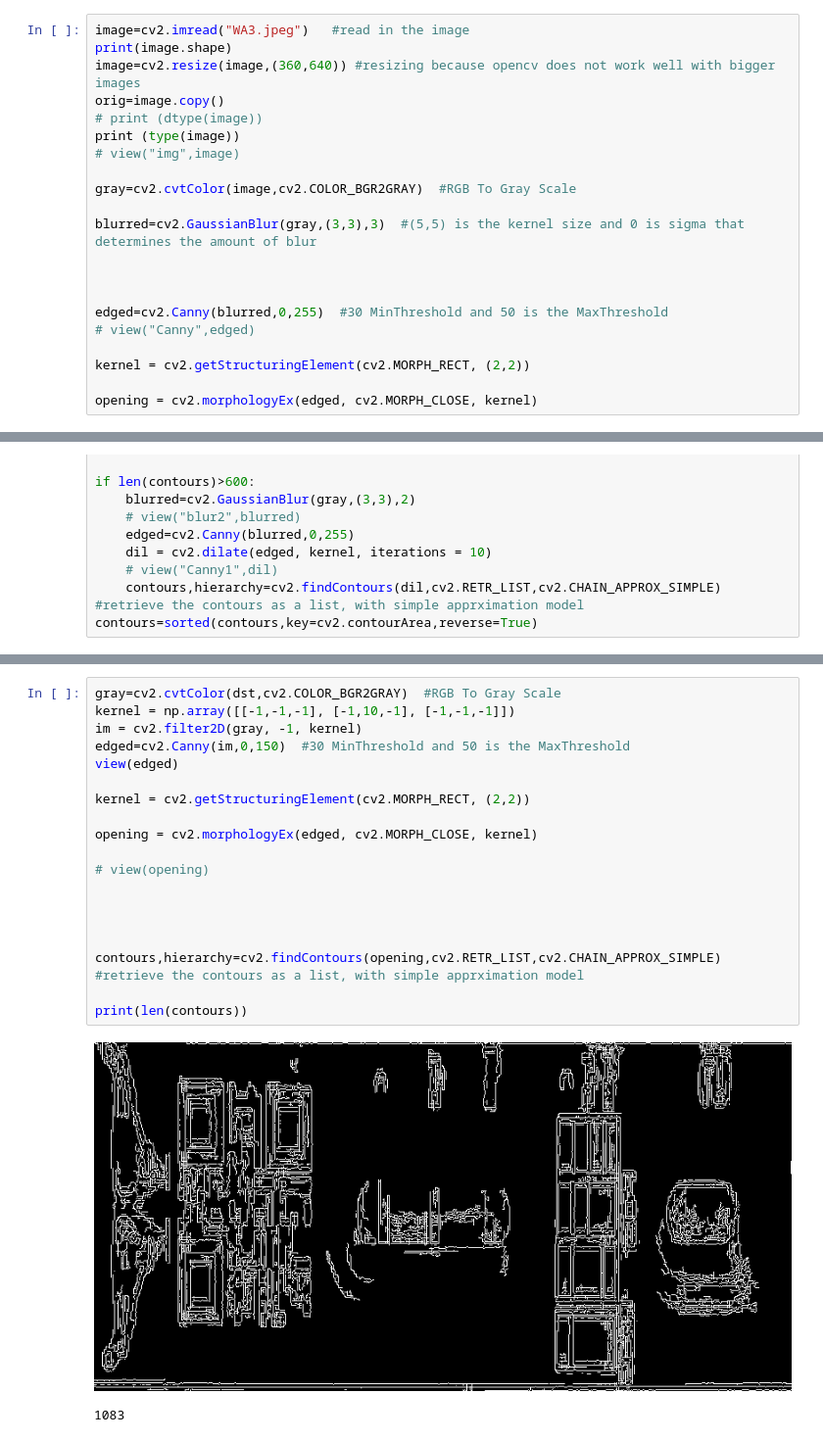
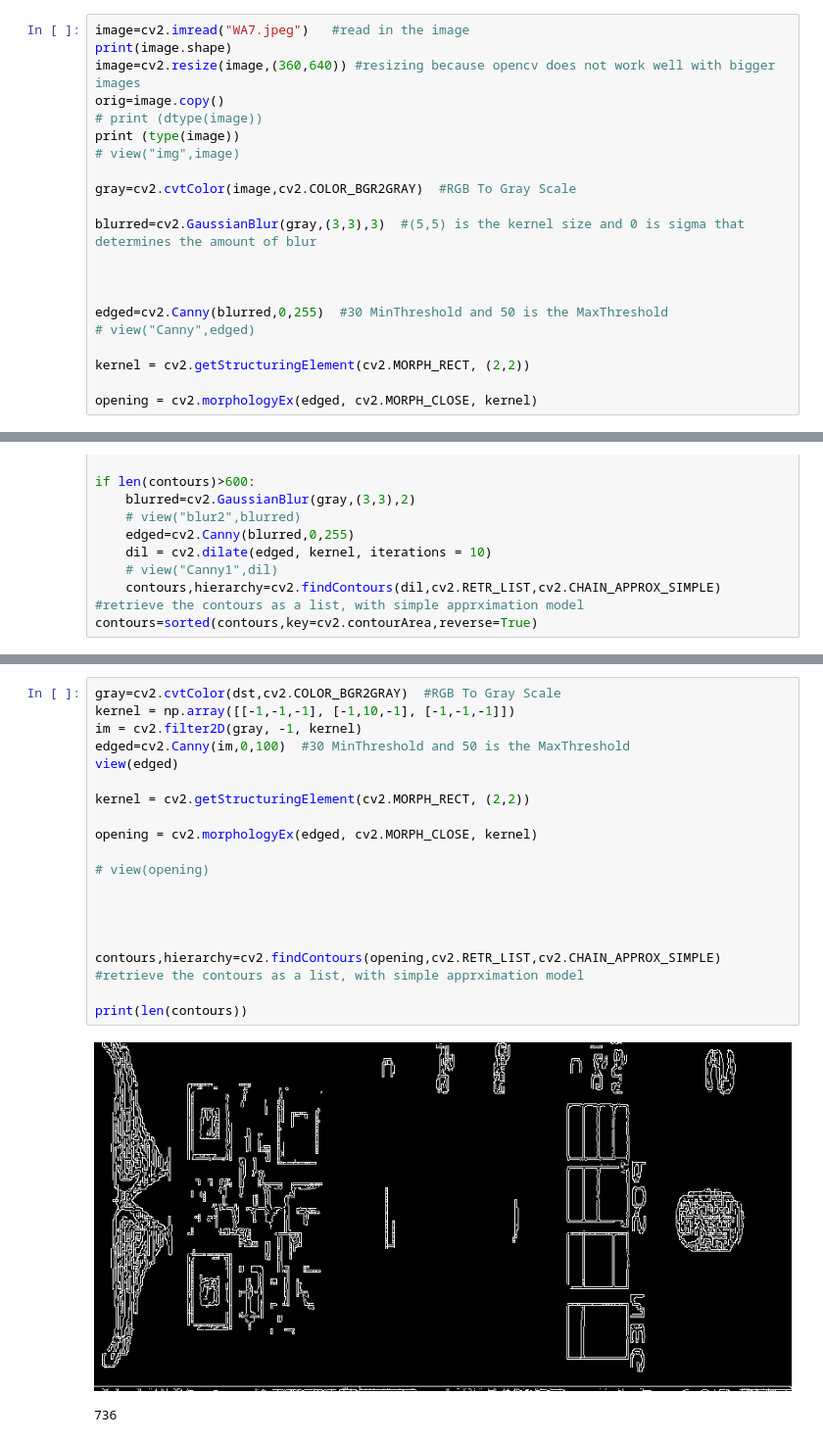
Before and after one commit to omrastogi/COVID-METER-DETECTION, a Jupyter notebook: data/Scanner.ipynb, the cells around one changed output, grey strips where cells are left out. Shown at 98% size. Saved outputs shown, nothing was run; the diff lists cells and outputs as text.

```diff
--- a/data/Scanner.ipynb
+++ b/data/Scanner.ipynb
@@ -29,7 +29,7 @@ def view(img):
     img = cv2.cvtColor(img, cv2.COLOR_BGR2RGB)
     display(Image.fromarray(img))
 # %%
-image=cv2.imread("WA3.jpeg")   #read in the image
+image=cv2.imread("WA7.jpeg")   #read in the image
 print(image.shape)
 image=cv2.resize(image,(360,640)) #resizing because opencv does not work well with bigger images
 orig=image.copy()
@@ -152,22 +168,22 @@ view(dst)
 # %%
 gray=cv2.cvtColor(dst,cv2.COLOR_BGR2GRAY)  #RGB To Gray Scale
 kernel = np.array([[-1,-1,-1], [-1,10,-1], [-1,-1,-1]])
 im = cv2.filter2D(gray, -1, kernel)
-edged=cv2.Canny(im,0,150)  #30 MinThreshold and 50 is the MaxThreshold
+edged=cv2.Canny(im,0,100)  #30 MinThreshold and 50 is the MaxThreshold
 view(edged)
 
 kernel = cv2.getStructuringElement(cv2.MORPH_RECT, (2,2))
 
 opening = cv2.morphologyEx(edged, cv2.MORPH_CLOSE, kernel)
 
 # view(opening)
 
 
 
 
 contours,hierarchy=cv2.findContours(opening,cv2.RETR_LIST,cv2.CHAIN_APPROX_SIMPLE)  #retrieve the contours as a list, with simple apprximation model
 
 print(len(contours))
 # %% [output]
-[figure, old version]
+[figure, new version]
-1083
+736
```
Also changed, not shown: parts of 7 cells of this notebook, 1 other file.
